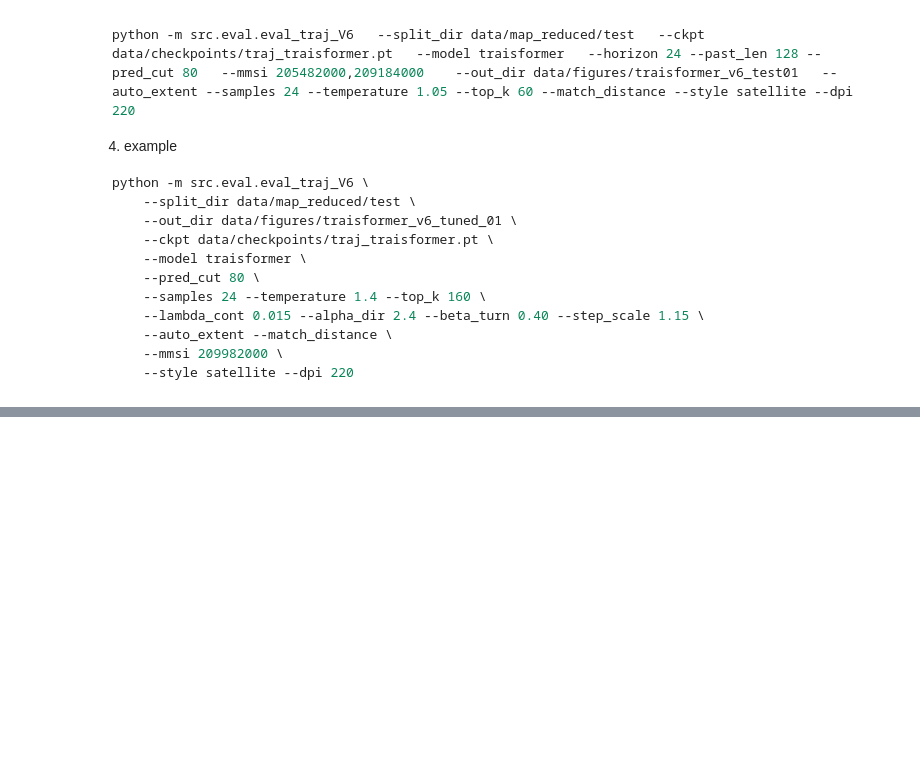
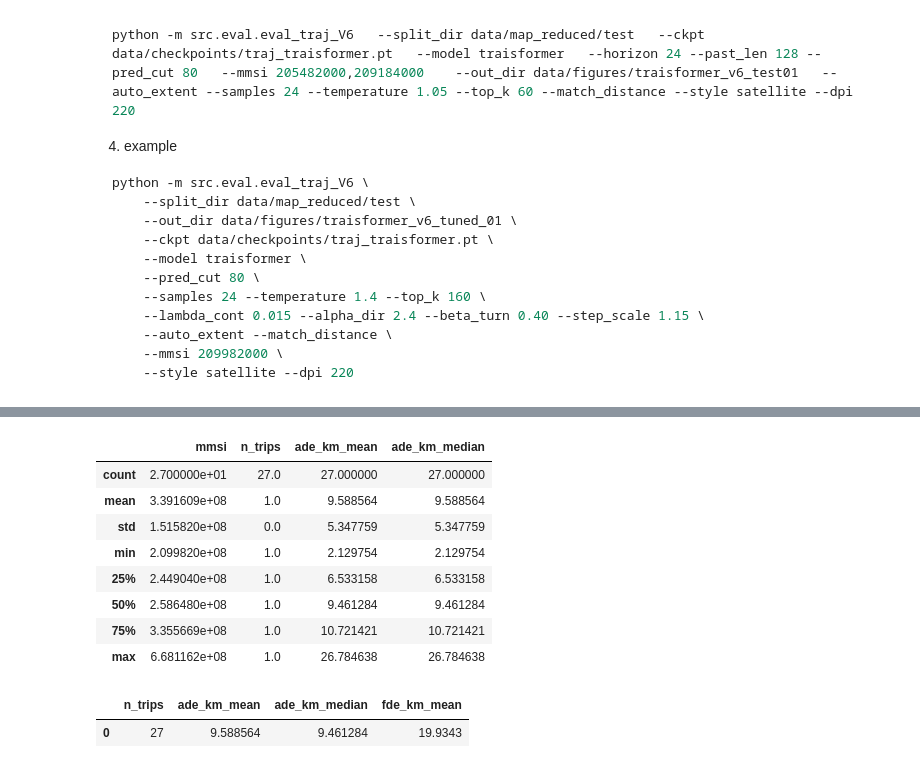
Before and after one commit to alexander9908/AIS-MDA, a Jupyter notebook: notebooks/workflow.ipynb, the cells around one changed output, grey strips where cells are left out. Cells and saved outputs as stored; diff of their text form; code cells hidden in the pictures; blank space fills up the shorter version.

```diff
--- a/notebooks/workflow.ipynb
+++ b/notebooks/workflow.ipynb
@@ -126,0 +258,17 @@ python -m src.eval.eval_traj_V6 \
+# %%
+df_01_mmsi.describe()
+# %% [output]
+|  | mmsi | n_trips | ade_km_mean | ade_km_median |
+| count | 2.700000e+01 | 27.0 | 27.000000 | 27.000000 |
+| mean | 3.391609e+08 | 1.0 | 9.588564 | 9.588564 |
+| std | 1.515820e+08 | 0.0 | 5.347759 | 5.347759 |
+| min | 2.099820e+08 | 1.0 | 2.129754 | 2.129754 |
+| 25% | 2.449040e+08 | 1.0 | 6.533158 | 6.533158 |
+| 50% | 2.586480e+08 | 1.0 | 9.461284 | 9.461284 |
+| 75% | 3.355669e+08 | 1.0 | 10.721421 | 10.721421 |
+| max | 6.681162e+08 | 1.0 | 26.784638 | 26.784638 |
+# %%
+df_01_sum.head()
+# %% [output]
+|  | n_trips | ade_km_mean | ade_km_median | fde_km_mean |
+| 0 | 27 | 9.588564 | 9.461284 | 19.9343 |
```
Also changed, not shown: parts of 7 cells of this notebook, 7 other files.
